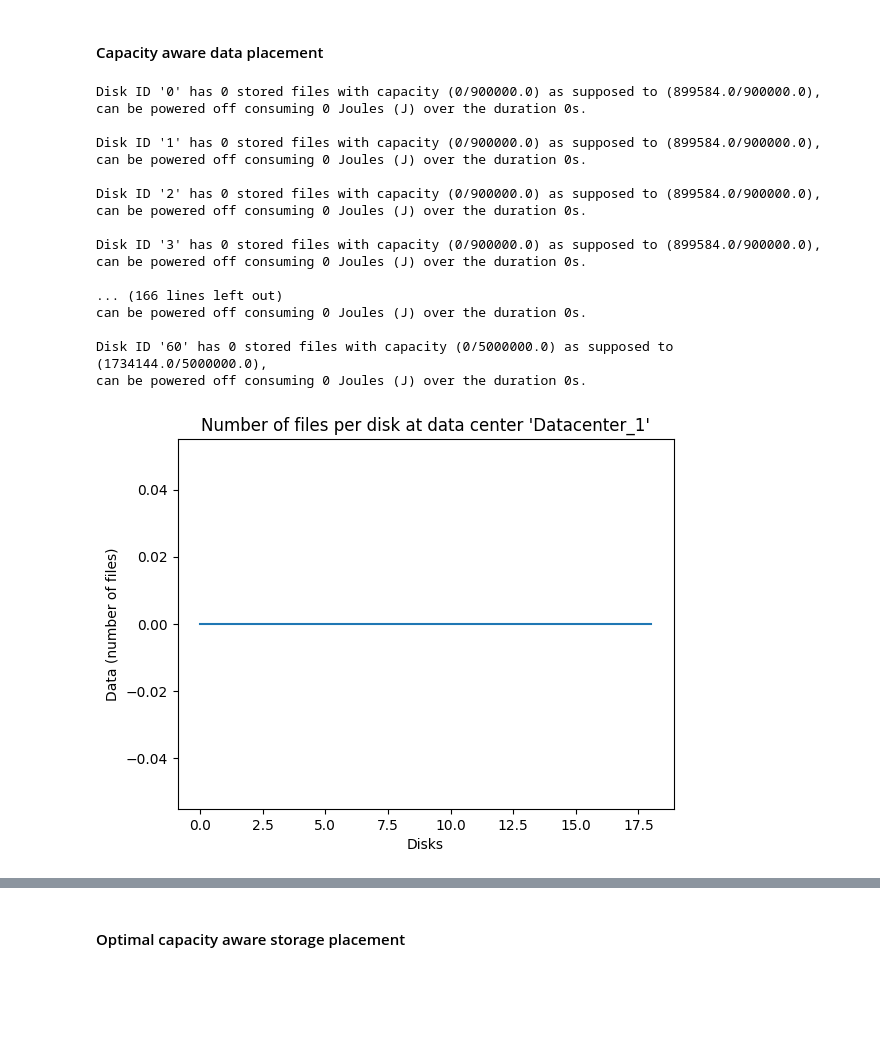
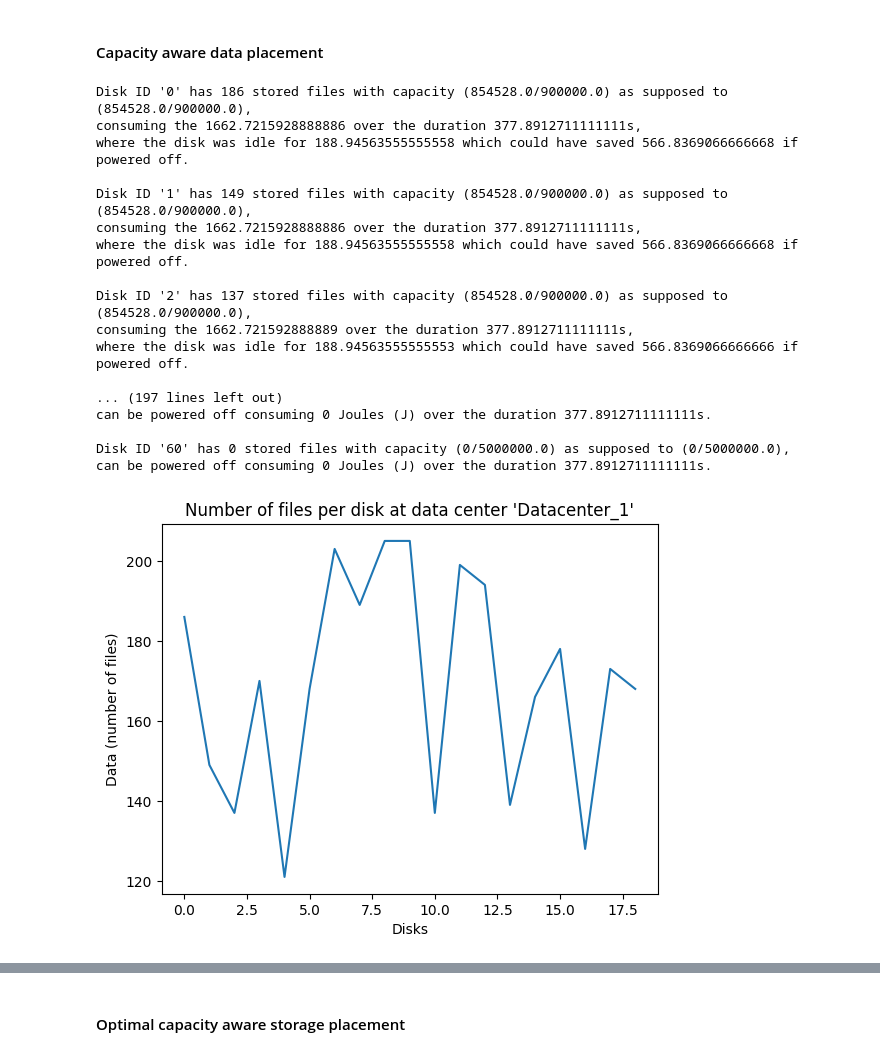
Before and after one commit to KhalidAFarah/cloud-energy-efficiency, a Jupyter notebook: evaluation/storage_placement.ipynb, the cells around one changed output, grey strips where cells are left out. Drawn from its saved outputs; the diff is of its cells as text; code cells hidden in the pictures; blank space fills up the shorter version.

Commit message:
Fixed some things and used data in thesis.

```diff
--- a/evaluation/storage_placement.ipynb
+++ b/evaluation/storage_placement.ipynb
@@ -273,7 +273,13 @@ for index_disk, disk in enumerate(disks):
     files_per_disk = []
     for file in files_copy:
         temp_utilization = ((file['filesize'] + used_storage) / disk['storage_capacity'])
-        if temp_utilization >= min_limit and temp_utilization < max_limit:
+        if temp_utilization <= min_limit and temp_utilization <= max_limit:
+            # Updating file transaction time for the disk
+            # Formula from CloudSimDisk (add to thesis)
+            seek_time = file['filesize'] / disk['storage_capacity']
+            transfer_time =  (file['filesize'] * disk['max_internal_data_transfer_rate']) / disk['storage_capacity']
+            file['transaction_time'] = seek_time + transfer_time
+
             used_storage += file['filesize']
             files_per_disk.append(file)
 
@@ -287,6 +293,13 @@ for index_disk, disk in enumerate(disks):
                 del files_copy[index]
                 run = False
             index += 1
+
+    disk['capacity_used'] = used_storage
+    if len(files_per_disk) == 0 or used_storage == 0:
+        disk['is_active'] = False
+        disk['active_duration'] = 0
+    else:
+        disk['is_active'] = True
 # %%
 datacenter_new_placement_disks_powered_on = np.zeros(len(labels))
 datacenter_new_placement_disks_powered_off = np.zeros(len(labels))
@@ -297,7 +310,6 @@ datacenter_new_placement_disk_power_consumed = np.zeros(len(labels))
 datacenter_new_placement_files = np.zeros(len(labels))
 datacenter_new_placement_overutilized = np.zeros(len(labels))
 datacenter_new_placement_underutilized = np.zeros(len(labels))
-datacenter_new_placement_used_capacity = np.zeros(len(labels))
 datacenter_new_placement_used_capacity = np.zeros(len(labels))
 datacenter_new_placement_used_or_unavailable_capacity = np.zeros(len(labels))
 datacenter_new_placement_used_total_time = np.zeros(len(labels))
@@ -314,9 +326,9 @@ for index_disk, disk in enumerate(new_storage_placement):
     for index_file, file in enumerate(disk):
         # Updating file transaction time for the disk
         # Formula from CloudSimDisk (add to thesis)
-        seek_time = file['filesize'] / disks[index_disk]['storage_capacity']
-        transfer_time =  (file['filesize'] * disks[index_disk]['max_internal_data_transfer_rate']) / disks[index_disk]['storage_capacity']
-        file['transaction_time'] = seek_time + transfer_time
+        # seek_time = file['filesize'] / disks[index_disk]['storage_capacity']
+        # transfer_time =  (file['filesize'] * disks[index_disk]['max_internal_data_transfer_rate']) / disks[index_disk]['storage_capacity']
+        # file['transaction_time'] = seek_time + transfer_time
         transaction_time += file['transaction_time']
     if transaction_time > new_placement_max_time:
         new_placement_max_time += transaction_time
@@ -343,7 +355,8 @@ for index_disk, disk in enumerate(new_storage_placement):
 
     datacenter_new_placement_files[datacenter_index] += files
     datacenter_new_placement_disk_max_power_consumed[datacenter_index] += new_placement_max_time * disks[index_disk]['active_power']
-    if capacity_used == 0 or disks[index_disk]['is_active'] == False or disks[index_disk]['active_duration'] == 0:
+
+    if capacity_used == 0 or disks[index_disk]['is_active'] == False:
         datacenter_new_placement_disks_powered_off[datacenter_index] += 1
         datacenter_new_placement_used_or_unavailable_capacity[datacenter_index] += disks[index_disk]['storage_capacity']
     else:
@@ -364,44 +377,44 @@ for index_disk, disk in enumerate(new_storage_placement):
         elif capacity_used / disks[index_disk]['storage_capacity'] > max_limit:
             datacenter_new_placement_overutilized[datacenter_index] += 1
 
 
     if files != 0:
         print(f"Disk ID '{index_disk}' has {files} stored files with capacity ({capacity_used}/{disks[index_disk]['storage_capacity']}) as supposed to ({disks[index_disk]['capacity_used']}/{disks[index_disk]['storage_capacity']}),\nconsuming the {(disks[index_disk]['active_power']*transaction_time) + (disks[index_disk]['idle_power']*(new_placement_max_time - transaction_time))} over the duration {new_placement_max_time}s,\nwhere the disk was idle for {new_placement_max_time - transaction_time} which could have saved {disks[index_disk]['idle_power']*(new_placement_max_time - transaction_time)} if powered off.\n")
     else:
         print(f"Disk ID '{index_disk}' has {files} stored files with capacity ({capacity_used}/{disks[index_disk]['storage_capacity']}) as supposed to ({disks[index_disk]['capacity_used']}/{disks[index_disk]['storage_capacity']}),\ncan be powered off consuming 0 Joules (J) over the duration {new_placement_max_time}s.\n")
 
 for key in new_data_placement_per_datacenter_per_disk.keys():
     plt.plot(np.arange(len(new_data_placement_per_datacenter_per_disk[key])), new_data_placement_per_datacenter_per_disk[key], label="Files per host")
     plt.xlabel("Disks")
     plt.ylabel("Data (number of files)")
     plt.title(f"Number of files per disk at data center '{key}'")
     #plt.legend()
     plt.savefig(f"../figs/storage/storage_placement/{key.lower()}_simple_capacity_aware_placement.eps", format="eps")
     plt.show()
 
 plt.plot(np.arange(len(new_data_placement_per_disk)), new_data_placement_per_disk, label="Files per host")
 plt.xlabel("Disks")
 plt.ylabel("Data (number of files)")
 plt.title("Number of files per disks")
 #plt.legend()
 plt.savefig(f"../figs/storage/storage_placement/cloud_provider_simple_capacity_aware_placement.eps", format="eps")
 plt.show()
 # %% [output]
-Disk ID '0' has 0 stored files with capacity (0/900000.0) as supposed to (899584.0/900000.0),
-can be powered off consuming 0 Joules (J) over the duration 0s.
+Disk ID '0' has 186 stored files with capacity (854528.0/900000.0) as supposed to (854528.0/900000.0),
+consuming the 1662.7215928888886 over the duration 377.8912711111111s,
+where the disk was idle for 188.94563555555558 which could have saved 566.8369066666668 if powered off.
 
-Disk ID '1' has 0 stored files with capacity (0/900000.0) as supposed to (899584.0/900000.0),
-can be powered off consuming 0 Joules (J) over the duration 0s.
+Disk ID '1' has 149 stored files with capacity (854528.0/900000.0) as supposed to (854528.0/900000.0),
+consuming the 1662.7215928888886 over the duration 377.8912711111111s,
+where the disk was idle for 188.94563555555558 which could have saved 566.8369066666668 if powered off.
 
-Disk ID '2' has 0 stored files with capacity (0/900000.0) as supposed to (899584.0/900000.0),
-can be powered off consuming 0 Joules (J) over the duration 0s.
+Disk ID '2' has 137 stored files with capacity (854528.0/900000.0) as supposed to (854528.0/900000.0),
+consuming the 1662.721592888889 over the duration 377.8912711111111s,
+where the disk was idle for 188.94563555555553 which could have saved 566.8369066666666 if powered off.
 
-Disk ID '3' has 0 stored files with capacity (0/900000.0) as supposed to (899584.0/900000.0),
-can be powered off consuming 0 Joules (J) over the duration 0s.
+... (197 lines left out)
+can be powered off consuming 0 Joules (J) over the duration 377.8912711111111s.
 
-... (166 lines left out)
-can be powered off consuming 0 Joules (J) over the duration 0s.
-
-Disk ID '60' has 0 stored files with capacity (0/5000000.0) as supposed to (1734144.0/5000000.0),
-can be powered off consuming 0 Joules (J) over the duration 0s.
+Disk ID '60' has 0 stored files with capacity (0/5000000.0) as supposed to (0/5000000.0),
+can be powered off consuming 0 Joules (J) over the duration 377.8912711111111s.
-[figure, old version]
+[figure, new version]
```
Also changed, not shown: parts of 6 cells of this notebook, 6 other files.
